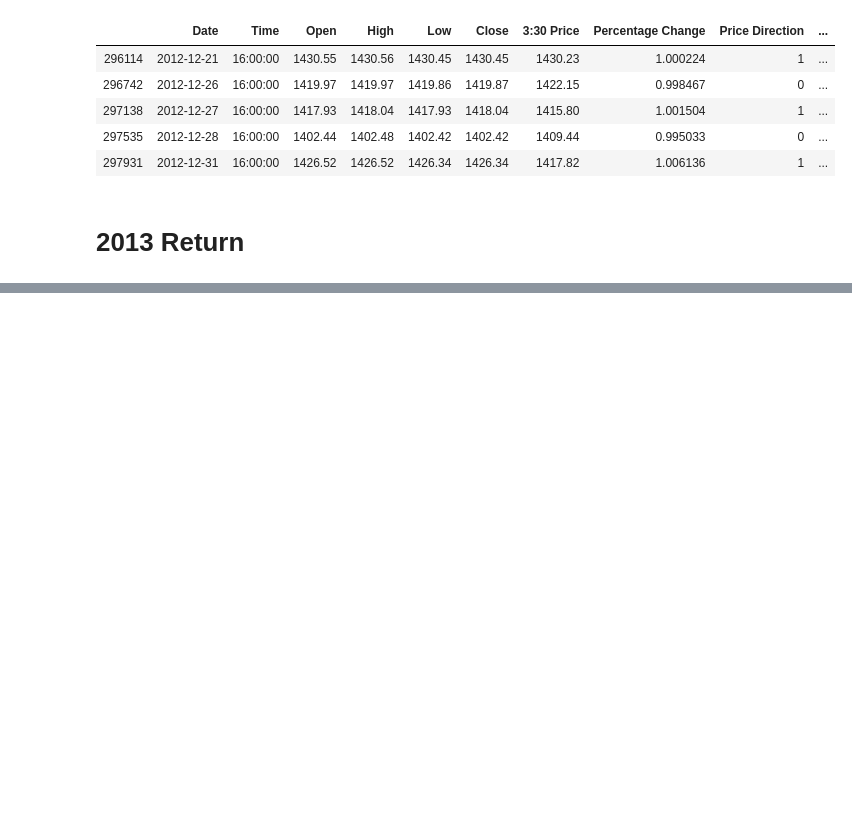
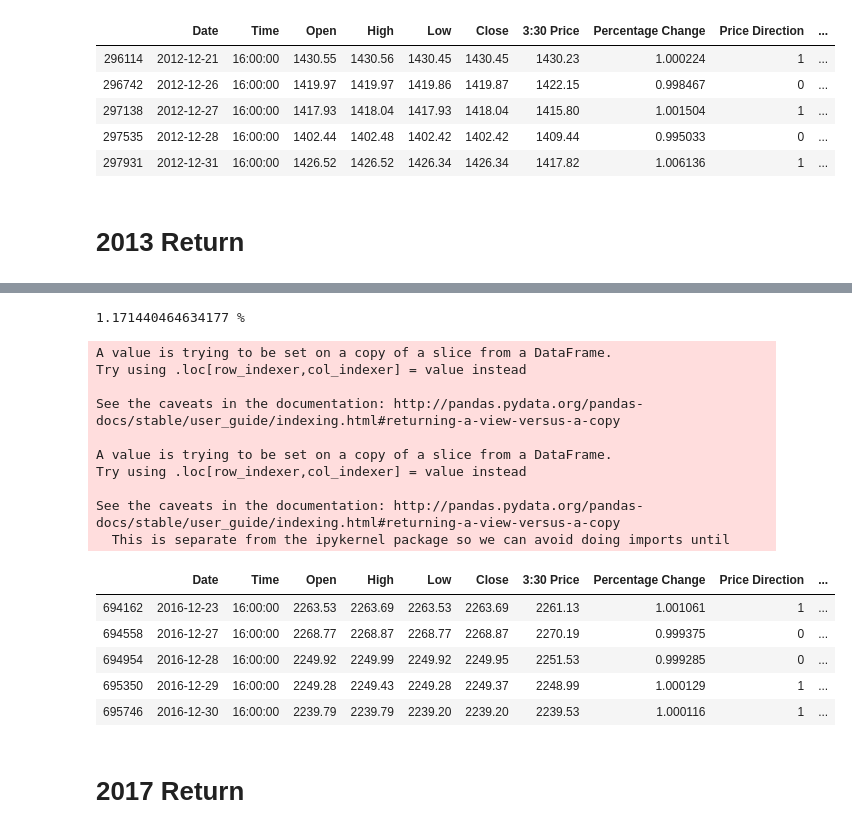
Before and after one commit to jbell1991/330-ramp, a Jupyter notebook: 330 Ramp.ipynb, the cells around one changed output, grey strips where cells are left out. Drawn from its saved outputs; the diff is of its cells as text; code cells hidden in the pictures; blank space fills up the shorter version.

```diff
--- a/330 Ramp.ipynb
+++ b/330 Ramp.ipynb
@@ -1547,0 +1830,3 @@ ramp.tail()
+# %%
+df_2016 = df[df['Date'].dt.year == 2016]
+df_2016.head()
@@ -1547,0 +1840,5 @@ ramp.tail()
+# %%
+# for each day we need to take the 3:30 pm price / the 4:00 pm price
+ramp = df_2016[(df_2016['Time'] == '15:30:00') | (df_2016['Time'] == '16:00:00')]
+print(ramp.shape)
+ramp.tail()
@@ -1547,0 +1853,5 @@ ramp.tail()
+# %%
+# calculate percentage change
+ramp['3:30 Price'] = ramp['Open'].shift(1)
+ramp['Percentage Change'] = (ramp['Open'] / ramp['3:30 Price']) - 1
+ramp
@@ -1547,0 +1882,6 @@ ramp.tail()
+# %%
+# add price direction feature
+ramp['Price Direction'] = ramp['Percentage Change'].apply(lambda x: 1 if x > 0 else 0)
+# look at end of day rows only to get percentage change for the last half hour
+ramp = ramp[(ramp['Time'] == '16:00:00')]
+ramp
@@ -1547,0 +1906,26 @@ ramp.tail()
+# %%
+# calculating compound returns
+ramp['Percentage Change'] = ramp['Percentage Change'] + 1
+ramp['Return'] = ramp['Percentage Change'].cumprod()
+print(f'{(ramp.iloc[-1,-1] - 1) * 100} %')
+ramp.tail()
+# %% [output]
+1.171440464634177 %
+A value is trying to be set on a copy of a slice from a DataFrame.
+Try using .loc[row_indexer,col_indexer] = value instead
+
+See the caveats in the documentation: http://pandas.pydata.org/pandas-docs/stable/user_guide/indexing.html#returning-a-view-versus-a-copy
+
+A value is trying to be set on a copy of a slice from a DataFrame.
+Try using .loc[row_indexer,col_indexer] = value instead
+
+See the caveats in the documentation: http://pandas.pydata.org/pandas-docs/stable/user_guide/indexing.html#returning-a-view-versus-a-copy
+  This is separate from the ipykernel package so we can avoid doing imports until
+|  | Date | Time | Open | High | Low | Close | 3:30 Price | Percentage Change | Price Direction | ... |
+| 694162 | 2016-12-23 | 16:00:00 | 2263.53 | 2263.69 | 2263.53 | 2263.69 | 2261.13 | 1.001061 | 1 | ... |
+| 694558 | 2016-12-27 | 16:00:00 | 2268.77 | 2268.87 | 2268.77 | 2268.87 | 2270.19 | 0.999375 | 0 | ... |
+| 694954 | 2016-12-28 | 16:00:00 | 2249.92 | 2249.99 | 2249.92 | 2249.95 | 2251.53 | 0.999285 | 0 | ... |
+| 695350 | 2016-12-29 | 16:00:00 | 2249.28 | 2249.43 | 2249.28 | 2249.37 | 2248.99 | 1.000129 | 1 | ... |
+| 695746 | 2016-12-30 | 16:00:00 | 2239.79 | 2239.79 | 2239.20 | 2239.20 | 2239.53 | 1.000116 | 1 | ... |
+# %% [markdown]
+# 2017 Return
```
Also changed, not shown: parts of 56 cells of this notebook.
